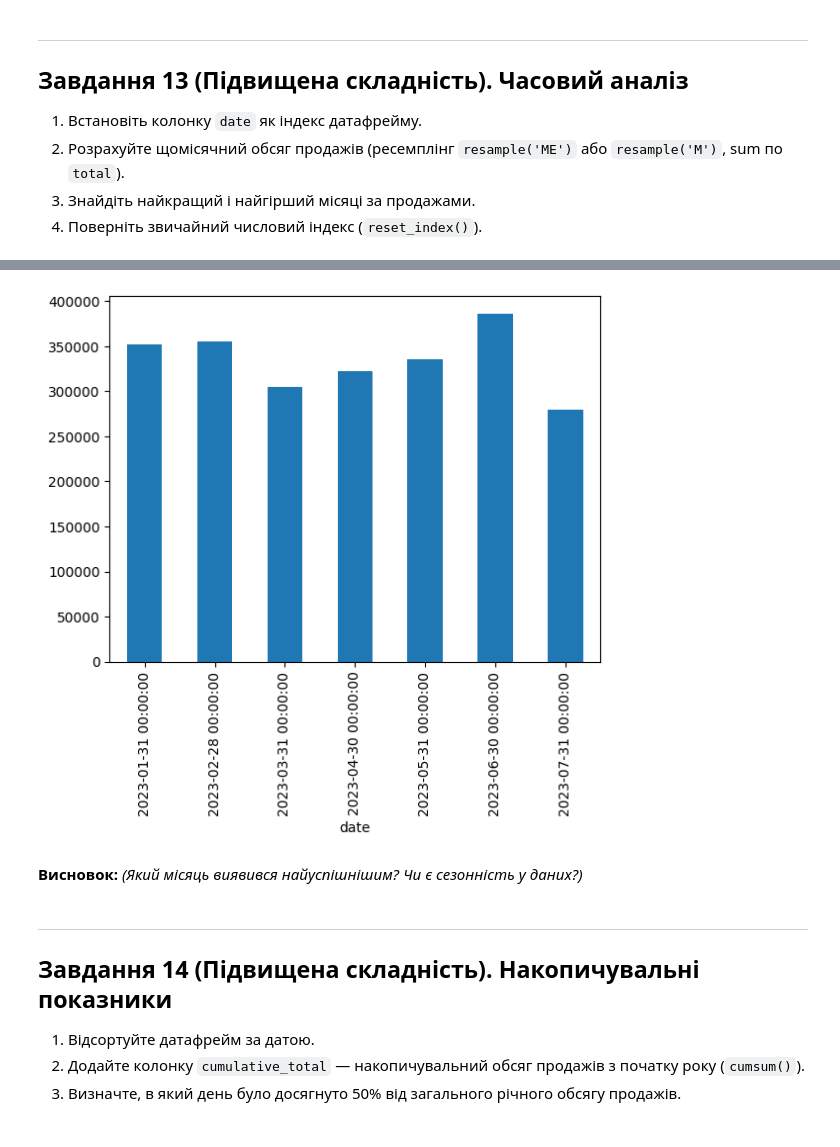
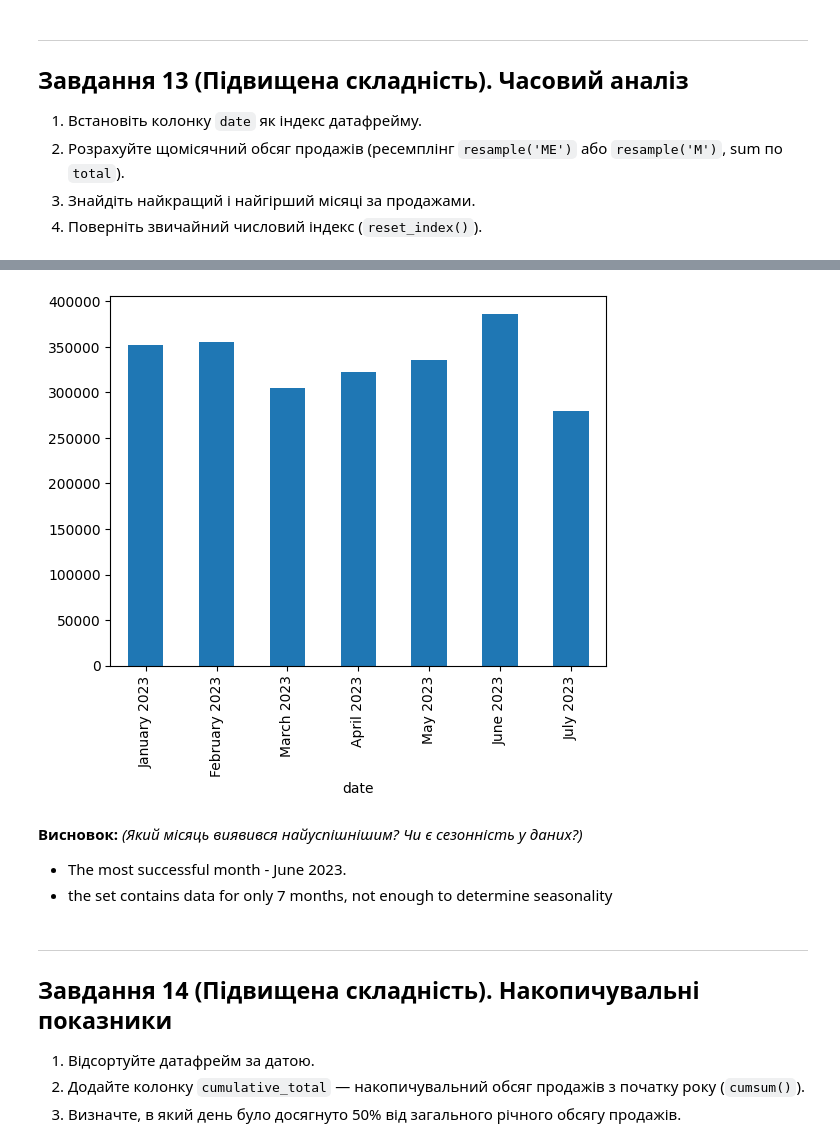
Before and after one commit to NadiiaIvashchuk/DTA_2026, a Jupyter notebook: classmade/pandas_tasks_beginners_DTA.ipynb, the cells around one changed output, grey strips where cells are left out. Cells and saved outputs as stored; diff of their text form; code cells hidden in the pictures.

```diff
--- a/classmade/pandas_tasks_beginners_DTA.ipynb
+++ b/classmade/pandas_tasks_beginners_DTA.ipynb
@@ -417,6 +495,18 @@ pd.pivot_table(
 4. Поверніть звичайний числовий індекс (`reset_index()`).
 # %%
 # Ваш код тут
-df["month"] = df["date"].dt.strftime(" %B %Y")
-df.resample("ME", on = "date")["total"].sum().plot(kind = "bar") #dt["date"].dt.strftime("%B %Y")
+#df["month"] = df["date"].dt.strftime(" %B %Y")
+#df.resample("ME", on = "date")["total"].sum().plot(kind = "bar") #dt["date"].dt.strftime("%B %Y")
+#1
+df = df.set_index('date')
+#2
+monthly_sales = df['total'].resample('ME').sum()
+#3
+print(f"Hайкращий місяць за продажами: {monthly_sales.idxmax()}")
+print(f"Hайкращий місяць за продажами: {monthly_sales.idxmin()}")
+
+monthly_sales.index = monthly_sales.index.strftime("%B %Y")
+monthly_sales.plot(kind='bar')
+#4
+df.reset_index(inplace=True)
 # %% [output]
@@ -424,6 +515,8 @@ df.resample("ME", on = "date")["total"].sum().plot(kind = "bar") #dt["date"].dt.
-[figure, old version]
+[figure, new version]
 # %% [markdown]
 **Висновок:** *(Який місяць виявився найуспішнішим? Чи є сезонність у даних?)*
+- The most successful month - June 2023.
+- the set contains data for only 7 months, not enough to determine seasonality
 # %% [markdown]
 ---
 ## Завдання 14 (Підвищена складність). Накопичувальні показники
```
Also changed, not shown: parts of 42 cells of this notebook.
